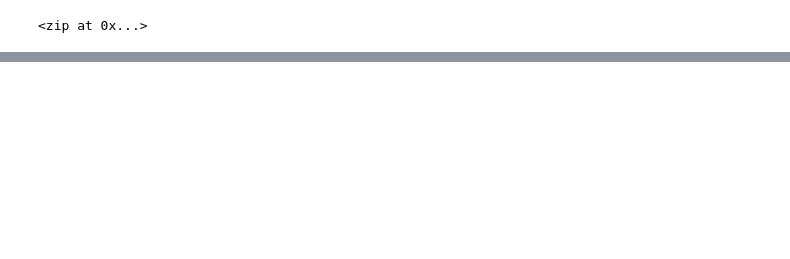
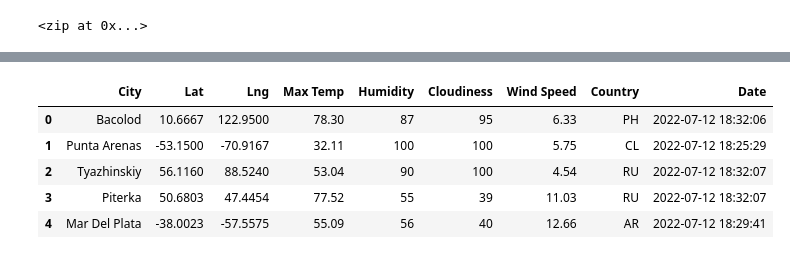
Before and after one commit to kathyming/World_Weather_Analysis, a Jupyter notebook: WeatherPy.ipynb, the cells around one changed output, grey strips where cells are left out. Cells and saved outputs as stored; diff of their text form; code cells hidden in the pictures; blank space fills up the shorter version.

```diff
--- a/WeatherPy.ipynb
+++ b/WeatherPy.ipynb
@@ -32,0 +36,4 @@ len(cities)
+# %%
+# https://api.openweathermap.org/data/2.5/weather?lat={lat}&lon={lon}&appid={API key}
+# Starting URL for Weather Map API Call.
+url = "http://api.openweathermap.org/data/2.5/weather?units=Imperial&APPID=" + weather_api_key
@@ -32,0 +127,11 @@ len(cities)
+# %%
+# Convert the array of dictionaries to a Pandas DataFrame.
+city_data_df = pd.DataFrame(city_data)
+city_data_df.head()
+# %% [output]
+|  | City | Lat | Lng | Max Temp | Humidity | Cloudiness | Wind Speed | Country | Date |
+| 0 | Bacolod | 10.6667 | 122.9500 | 78.30 | 87 | 95 | 6.33 | PH | 2022-07-12 18:32:06 |
+| 1 | Punta Arenas | -53.1500 | -70.9167 | 32.11 | 100 | 100 | 5.75 | CL | 2022-07-12 18:25:29 |
+| 2 | Tyazhinskiy | 56.1160 | 88.5240 | 53.04 | 90 | 100 | 4.54 | RU | 2022-07-12 18:32:07 |
+| 3 | Piterka | 50.6803 | 47.4454 | 77.52 | 55 | 39 | 11.03 | RU | 2022-07-12 18:32:07 |
+| 4 | Mar Del Plata | -38.0023 | -57.5575 | 55.09 | 56 | 40 | 12.66 | AR | 2022-07-12 18:29:41 |
```
Also changed, not shown: parts of 7 cells of this notebook, 3 other files.
